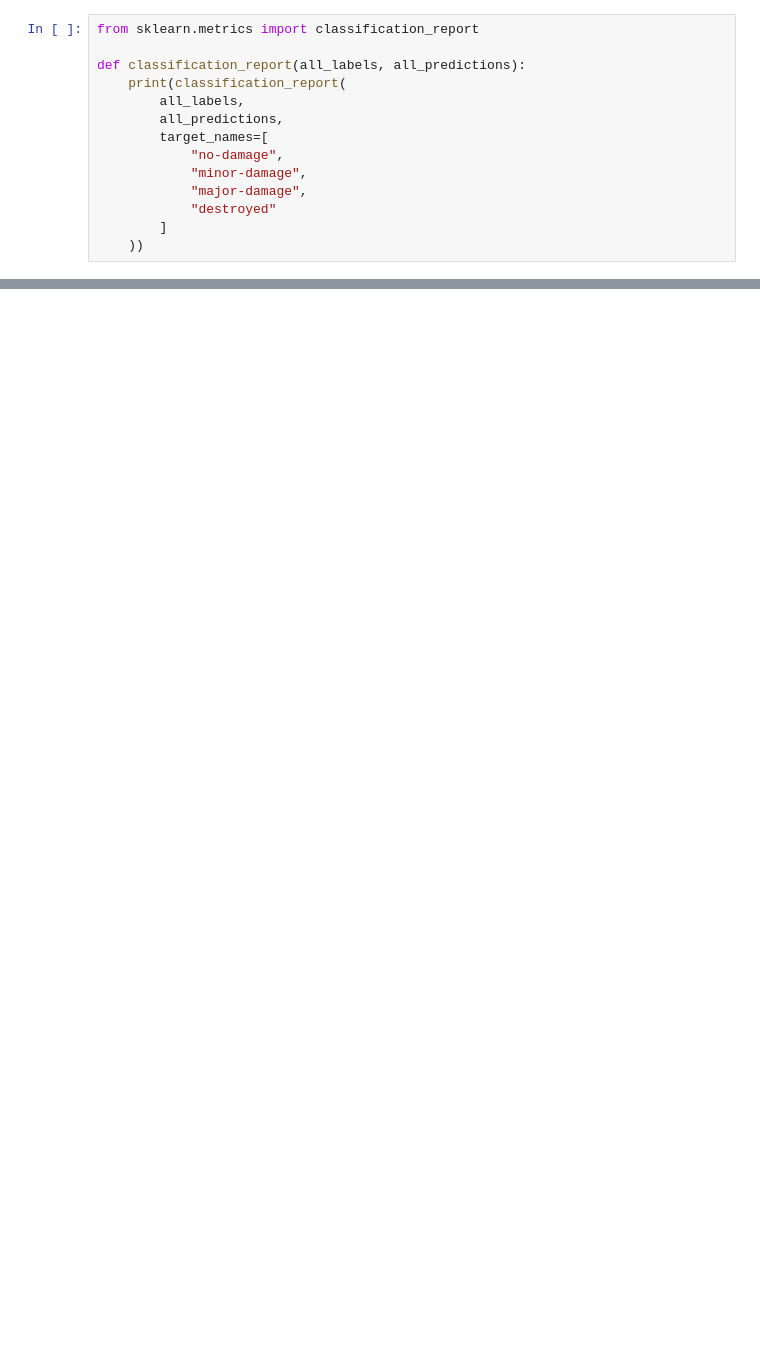
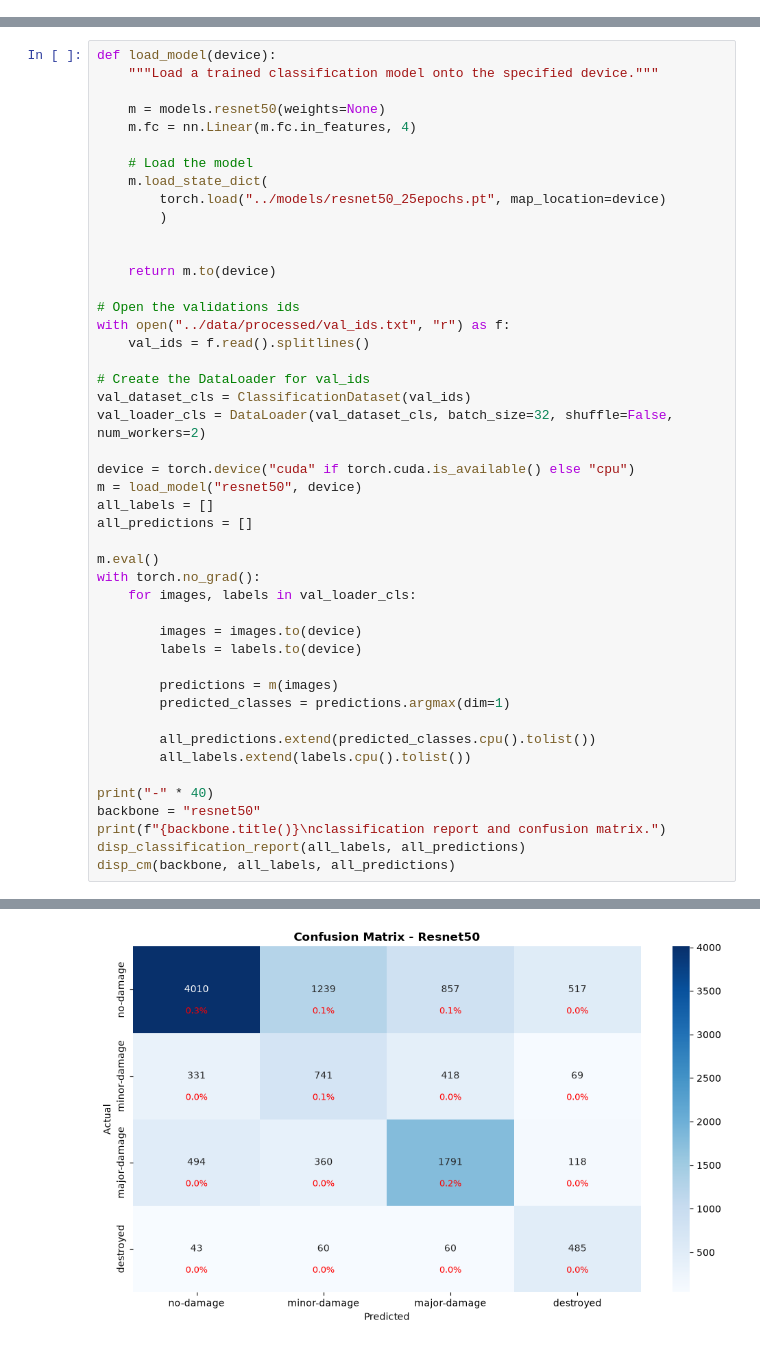
Before and after one commit to husnainalix77/disaster-damage-assessment, a Jupyter notebook: notebooks/06_evaluation.ipynb, the cells around one changed output, grey strips where cells are left out. Saved outputs shown, nothing was run; the diff lists cells and outputs as text; blank space fills up the shorter version.

```diff
--- a/notebooks/06_evaluation.ipynb
+++ b/notebooks/06_evaluation.ipynb
@@ -22,14 +0,0 @@ def calculate_dice(predictions, masks):
-# %%
-from sklearn.metrics import classification_report
-
-def classification_report(all_labels, all_predictions):
-    print(classification_report(
-        all_labels,
-        all_predictions,
-        target_names=[
-            "no-damage",
-            "minor-damage",
-            "major-damage",
-            "destroyed"
-        ]
-    ))
@@ -63,0 +1012,47 @@ def disp_cm(all_labels, all_predictions):
+# %%
+def load_model(device):
+    """Load a trained classification model onto the specified device."""
+
+    m = models.resnet50(weights=None)
+    m.fc = nn.Linear(m.fc.in_features, 4)
+
+    # Load the model
+    m.load_state_dict(
+        torch.load("../models/resnet50_25epochs.pt", map_location=device)
+        )
+
+
+    return m.to(device)
+
+# Open the validations ids
+with open("../data/processed/val_ids.txt", "r") as f:
+    val_ids = f.read().splitlines()
+
+# Create the DataLoader for val_ids
+val_dataset_cls = ClassificationDataset(val_ids)
+val_loader_cls = DataLoader(val_dataset_cls, batch_size=32, shuffle=False, num_workers=2)
+
+device = torch.device("cuda" if torch.cuda.is_available() else "cpu")
+m = load_model("resnet50", device)
+all_labels = []
+all_predictions = []
+
+m.eval()
+with torch.no_grad():
+    for images, labels in val_loader_cls:
+
+        images = images.to(device)
+        labels = labels.to(device)
+
+        predictions = m(images)
+        predicted_classes = predictions.argmax(dim=1)
+
+        all_predictions.extend(predicted_classes.cpu().tolist())
+        all_labels.extend(labels.cpu().tolist())
+
+print("-" * 40)
+backbone = "resnet50"
+print(f"{backbone.title()}\nclassification report and confusion matrix.")
+disp_classification_report(all_labels, all_predictions)
+disp_cm(backbone, all_labels, all_predictions)
+# %% [output]
@@ -63,0 +1072 @@ def disp_cm(all_labels, all_predictions):
+[figure, added]
```
Also changed, not shown: parts of 41 cells of this notebook, 3 other files.
